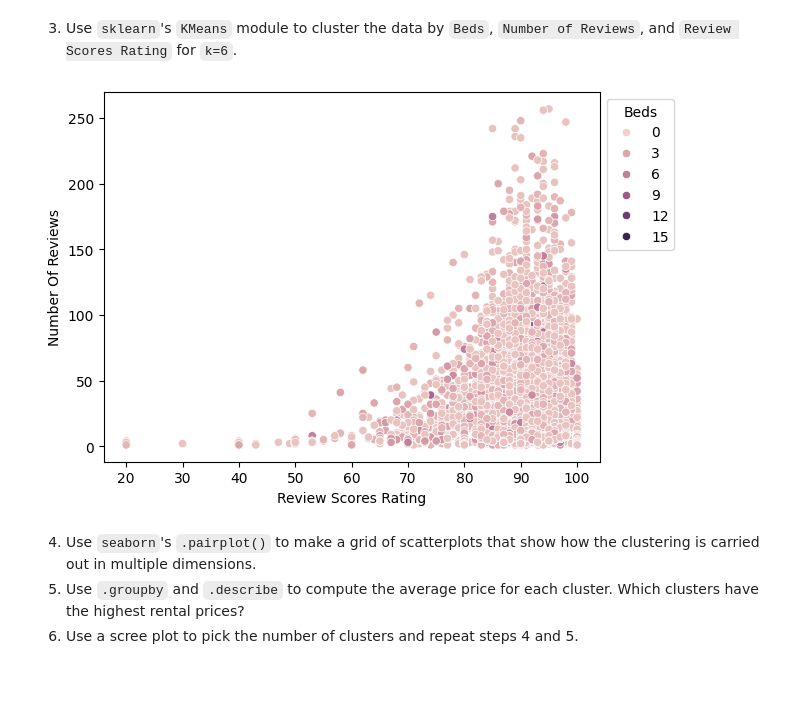
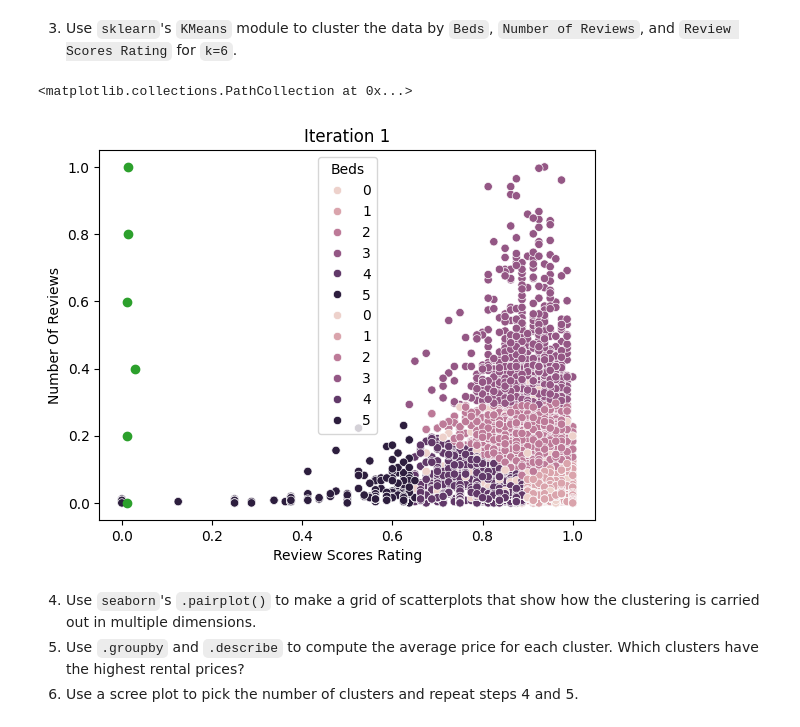
Before and after one commit to vcn2fj/kmc, a Jupyter notebook: assignment_kmc.ipynb, the cells around one changed output. Cells and saved outputs as stored; diff of their text form; code cells hidden in the pictures; blank space fills up the shorter version.

```diff
--- a/assignment_kmc.ipynb
+++ b/assignment_kmc.ipynb
@@ -54,31 +54,32 @@ def maxmin(x):
     u = (x-min(x))/(max(x)-min(x))
     return u
 
-df = df.apply(maxmin)
+df1 = df.apply(maxmin)
 # %% [markdown]
 3. Use `sklearn`'s `KMeans` module to cluster the data by `Beds`, `Number of Reviews`, and `Review Scores Rating` for `k=6`.
 # %%
 from sklearn.cluster import KMeans # Import kmc
 
-this_plot = sns.scatterplot(data=ogdf,x='Review Scores Rating',y='Number Of Reviews',hue='Beds') # Plot the data
+this_plot = sns.scatterplot(data=df,x='Review Scores Rating',y='Number Of Reviews',hue='Beds') # Plot the data
 sns.move_legend(this_plot, "upper left", bbox_to_anchor=(1, 1)) # Move legend off the plot canvas
 
-# initial_centroids = np.random.randint(low=1,high=24,size=3) # Determine initial centroids
-# model = KMeans(n_clusters=6, max_iter=1, init = X.iloc[initial_centroids,:],  random_state=0) # Pass centroids and options into the model
-# model = model.fit(df) # Initialize a kmc model
-# df['g_hat'] = model.predict(df) # Predict values
+initial_centroids = np.random.randint(low=1,high=24,size=3) # Determine initial centroids
+model = KMeans(n_clusters=6, max_iter=100, n_init = 10,  random_state=0) # Pass centroids and options into the model
+model = model.fit(df1) # Initialize a kmc model
+df['Beds'] = model.predict(df1) # Predict values
 
-# centers = model.cluster_centers_ # Get the computed centers for the kmc model
+centers = model.cluster_centers_ # Get the computed centers for the kmc model
 
-# # De-normalize the centers, returning them to the scales of the original data, and plot:
-# min_x1 = min(gdf.loc[:,'x1'])
-# diff_x1 = max(gdf.loc[:,'x1'])-min_x1
-# min_x2 = min(gdf.loc[:,'x2'])
-# diff_x2 = max(gdf.loc[:,'x2'])-min_x2 - min(gdf.loc[:,'x2'])
-# this_plot = sns.scatterplot(data=gdf,x='x1',y='x2',hue='g_hat',style='g_hat').set_title('Iteration 1')
-# plt.scatter( centers[:,0]*diff_x1+min_x1, centers[:,1]*diff_x2+min_x2)
+# De-normalize the centers, returning them to the scales of the original data, and plot:
+min_x1 = min(df.loc[:,'Review Scores Rating'])
+diff_x1 = max(df.loc[:,'Review Scores Rating'])-min_x1
+min_x2 = min(df.loc[:,'Number Of Reviews'])
+diff_x2 = max(df.loc[:,'Number Of Reviews'])-min_x2 - min(df.loc[:,'Number Of Reviews'])
+this_plot = sns.scatterplot(data=df,x='Review Scores Rating',y='Number Of Reviews',hue='Beds').set_title('Iteration 1')
+plt.scatter( centers[:,0]*diff_x1+min_x1, centers[:,1]*diff_x2+min_x2)
 # %% [output]
+<matplotlib.collections.PathCollection at 0x...>
-[figure, old version]
+[figure, new version]
 # %% [markdown]
 4. Use `seaborn`'s `.pairplot()` to make a grid of scatterplots that show how the clustering is carried out in multiple dimensions.
 5. Use `.groupby` and `.describe` to compute the average price for each cluster. Which clusters have the highest rental prices?
```
Also changed, not shown: parts of 1 cell of this notebook.
